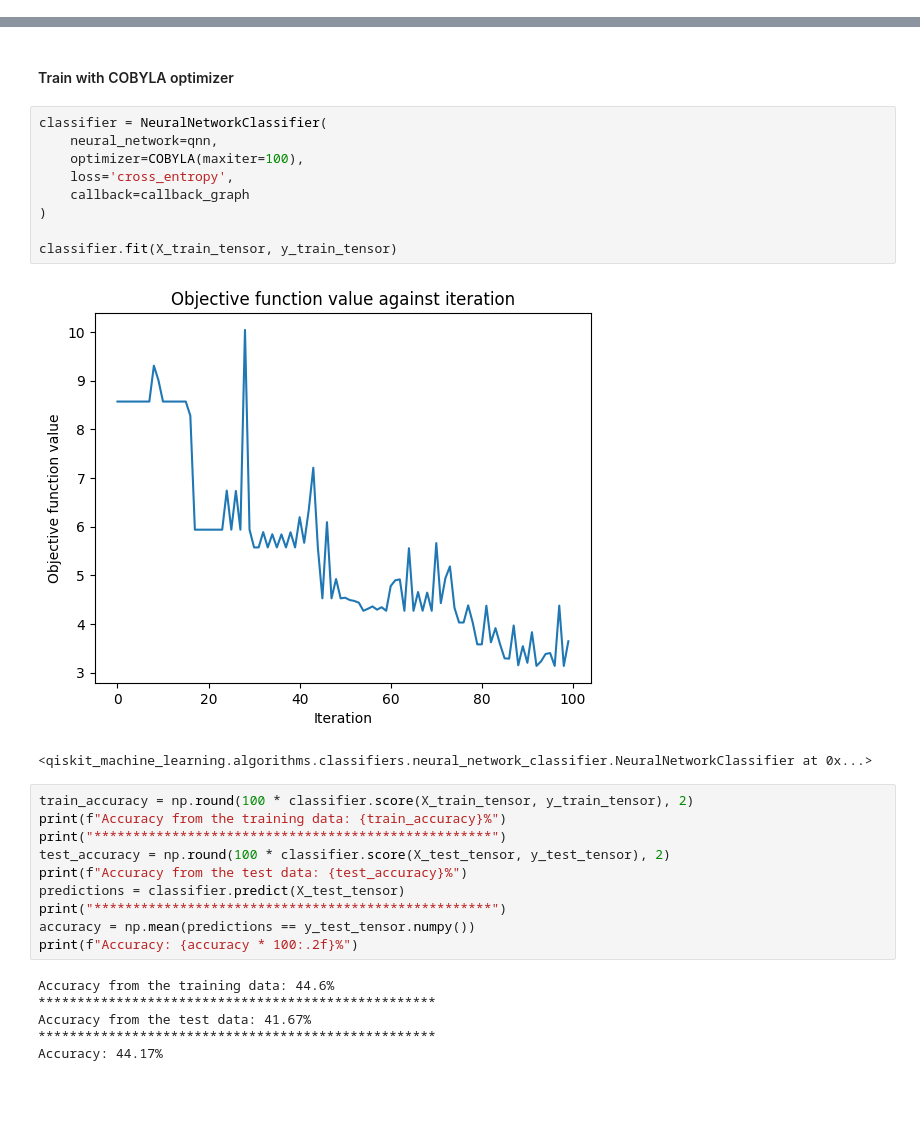
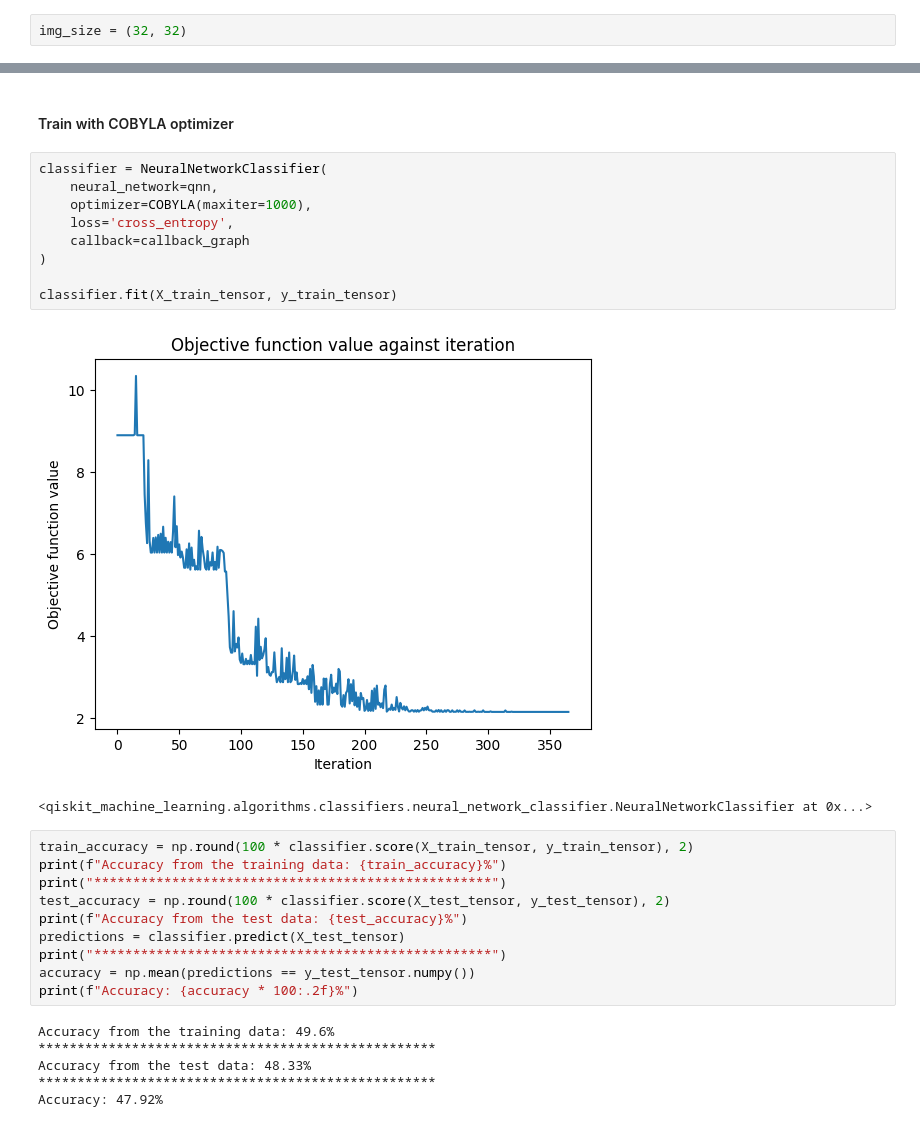
Before and after one commit to ketayon/PNEUMONIA_DETECTION, a Jupyter notebook: piqture_pneumonia_detection.ipynb, the cells around one changed output, grey strips where cells are left out. Cells and saved outputs as stored; diff of their text form; blank space fills up the shorter version.

```diff
--- a/piqture_pneumonia_detection.ipynb
+++ b/piqture_pneumonia_detection.ipynb
@@ -73,3 +69,5 @@ img_size = (128, 128)
+# %%
+img_size = (32, 32)
 # %% [markdown]
 #### Data augmentation and transformations
 # %%
@@ -202,14 +200,14 @@ NeuralNetworkClassifier.num_classes=len(class_weights)
 # %%
 classifier = NeuralNetworkClassifier(
     neural_network=qnn,
-    optimizer=COBYLA(maxiter=100),
+    optimizer=COBYLA(maxiter=1000),
     loss='cross_entropy',
     callback=callback_graph
 )
 
 classifier.fit(X_train_tensor, y_train_tensor)
 # %% [output]
-[figure, old version]
+[figure, new version]
 <qiskit_machine_learning.algorithms.classifiers.neural_network_classifier.NeuralNetworkClassifier at 0x...>
 # %%
 train_accuracy = np.round(100 * classifier.score(X_train_tensor, y_train_tensor), 2)
@@ -222,11 +220,11 @@ print("***************************************************")
 accuracy = np.mean(predictions == y_test_tensor.numpy())
 print(f"Accuracy: {accuracy * 100:.2f}%")
 # %% [output]
-Accuracy from the training data: 44.6%
+Accuracy from the training data: 49.6%
 ***************************************************
-Accuracy from the test data: 41.67%
+Accuracy from the test data: 48.33%
 ***************************************************
-Accuracy: 44.17%
+Accuracy: 47.92%
 # %%
 import tutorial_magics
 
```
Also changed, not shown: parts of 3 cells of this notebook.
